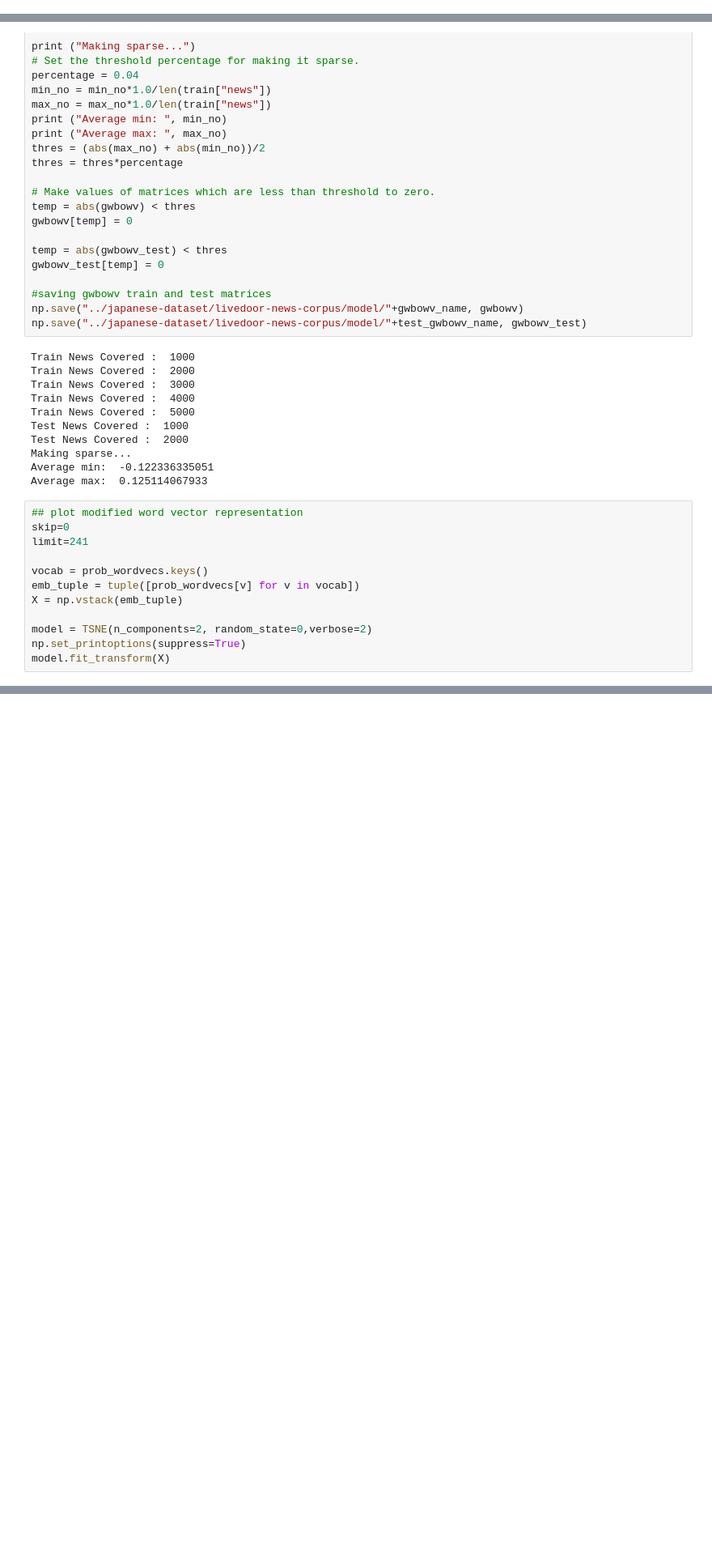
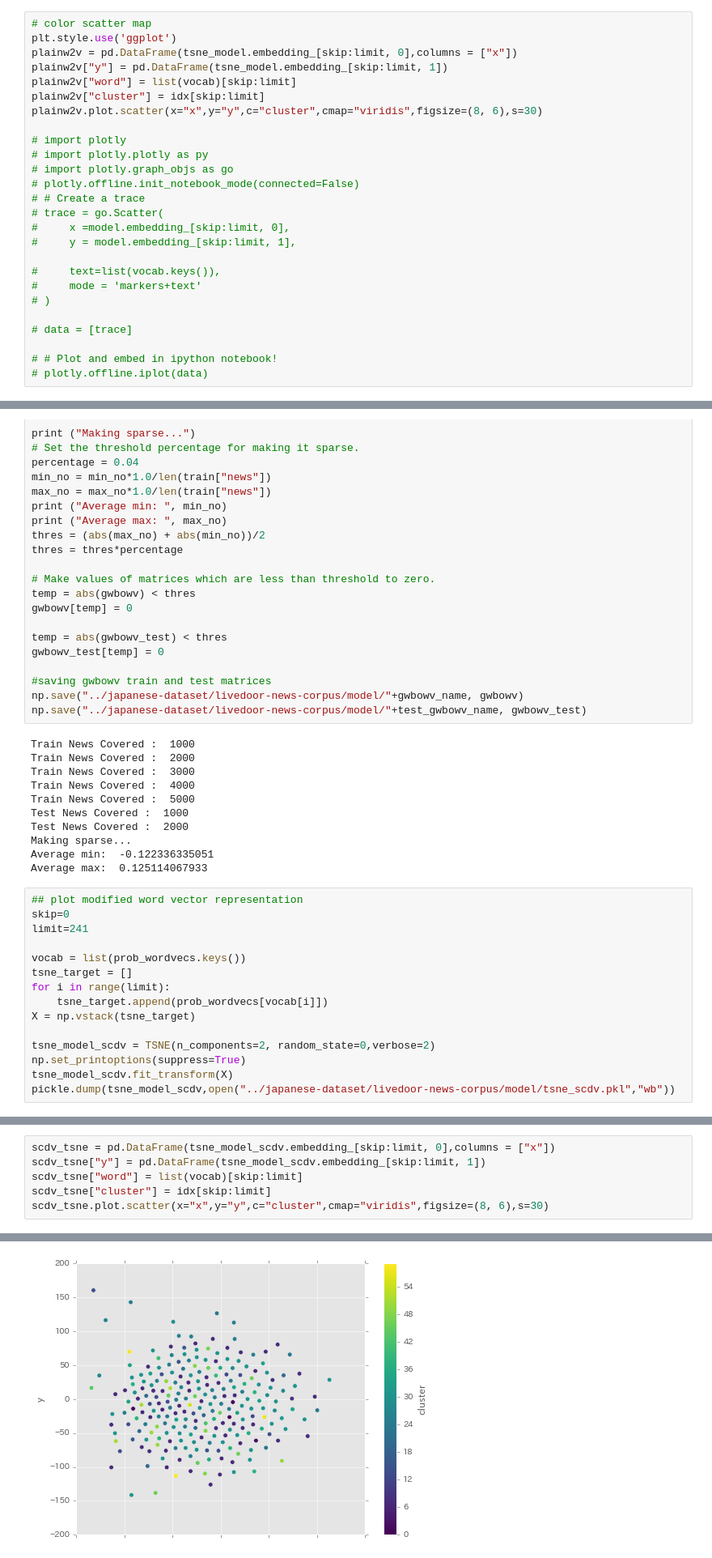
Before and after one commit to manba036/SCDV, a Jupyter notebook: ipynb/livedoor-new-corpus-test.ipynb, the cells around one changed output, grey strips where cells are left out. Shown at 81% size. Cells and saved outputs as stored; diff of their text form; blank space fills up the shorter version.

```diff
--- a/ipynb/livedoor-new-corpus-test.ipynb
+++ b/ipynb/livedoor-new-corpus-test.ipynb
@@ -281,6 +274,32 @@ Initialization 1 did not converged. Try different init parameters, or increase m
 Clustering Done... 17276.81133389473 seconds
 Cluster Assignments Saved...
 Probabilities of Cluster Assignments Saved...
+# %%
+# color scatter map
+plt.style.use('ggplot')
+plainw2v = pd.DataFrame(tsne_model.embedding_[skip:limit, 0],columns = ["x"])
+plainw2v["y"] = pd.DataFrame(tsne_model.embedding_[skip:limit, 1])
+plainw2v["word"] = list(vocab)[skip:limit]
+plainw2v["cluster"] = idx[skip:limit]
+plainw2v.plot.scatter(x="x",y="y",c="cluster",cmap="viridis",figsize=(8, 6),s=30)
+
+# import plotly
+# import plotly.plotly as py
+# import plotly.graph_objs as go
+# plotly.offline.init_notebook_mode(connected=False)
+# # Create a trace
+# trace = go.Scatter(
+#     x =model.embedding_[skip:limit, 0],
+#     y = model.embedding_[skip:limit, 1],
+
+#     text=list(vocab.keys()),
+#     mode = 'markers+text'
+# )
+
+# data = [trace]
+
+# # Plot and embed in ipython notebook!
+# plotly.offline.iplot(data)
 # %%
 # Computing tf-idf values.
 traindata = []
@@ -385,13 +404,16 @@ Average max:  0.125114067933
 skip=0
 limit=241
 
-vocab = prob_wordvecs.keys()
-emb_tuple = tuple([prob_wordvecs[v] for v in vocab])
-X = np.vstack(emb_tuple)
+vocab = list(prob_wordvecs.keys())
+tsne_target = []
+for i in range(limit):
+    tsne_target.append(prob_wordvecs[vocab[i]])
+X = np.vstack(tsne_target)
 
-model = TSNE(n_components=2, random_state=0,verbose=2)
+tsne_model_scdv = TSNE(n_components=2, random_state=0,verbose=2)
 np.set_printoptions(suppress=True)
-model.fit_transform(X)
+tsne_model_scdv.fit_transform(X)
+pickle.dump(tsne_model_scdv,open("../japanese-dataset/livedoor-news-corpus/model/tsne_scdv.pkl","wb"))
 # %% [output]
 [t-SNE] Computing pairwise distances...
 [t-SNE] Computing 91 nearest neighbors...
@@ -398,0 +435,7 @@ KeyboardInterrupt:
+# %%
+scdv_tsne = pd.DataFrame(tsne_model_scdv.embedding_[skip:limit, 0],columns = ["x"])
+scdv_tsne["y"] = pd.DataFrame(tsne_model_scdv.embedding_[skip:limit, 1])
+scdv_tsne["word"] = list(vocab)[skip:limit]
+scdv_tsne["cluster"] = idx[skip:limit]
+scdv_tsne.plot.scatter(x="x",y="y",c="cluster",cmap="viridis",figsize=(8, 6),s=30)
+# %% [output]
@@ -398,0 +443 @@ KeyboardInterrupt:
+[figure, added]
```
Also changed, not shown: parts of 8 cells of this notebook, 3 other files.
